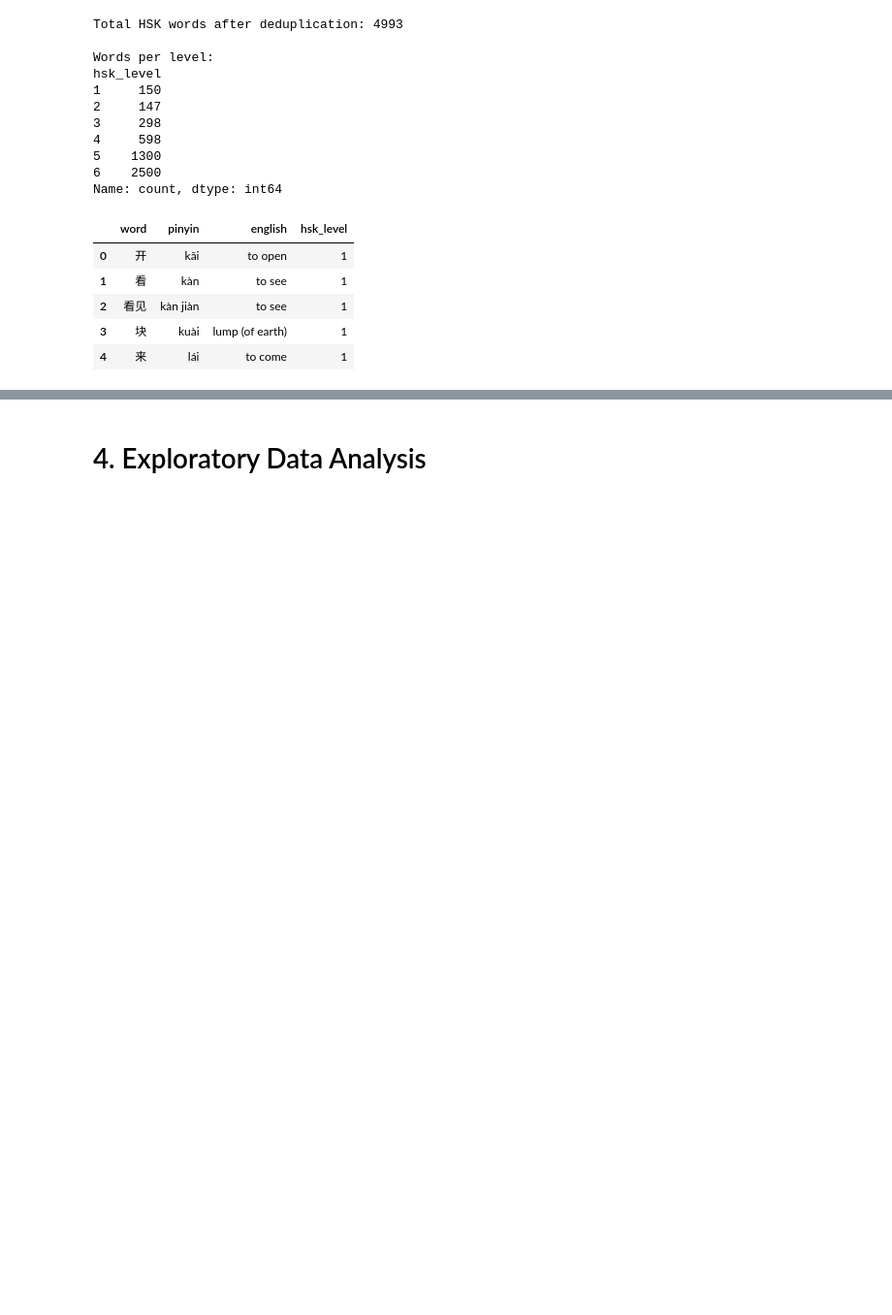
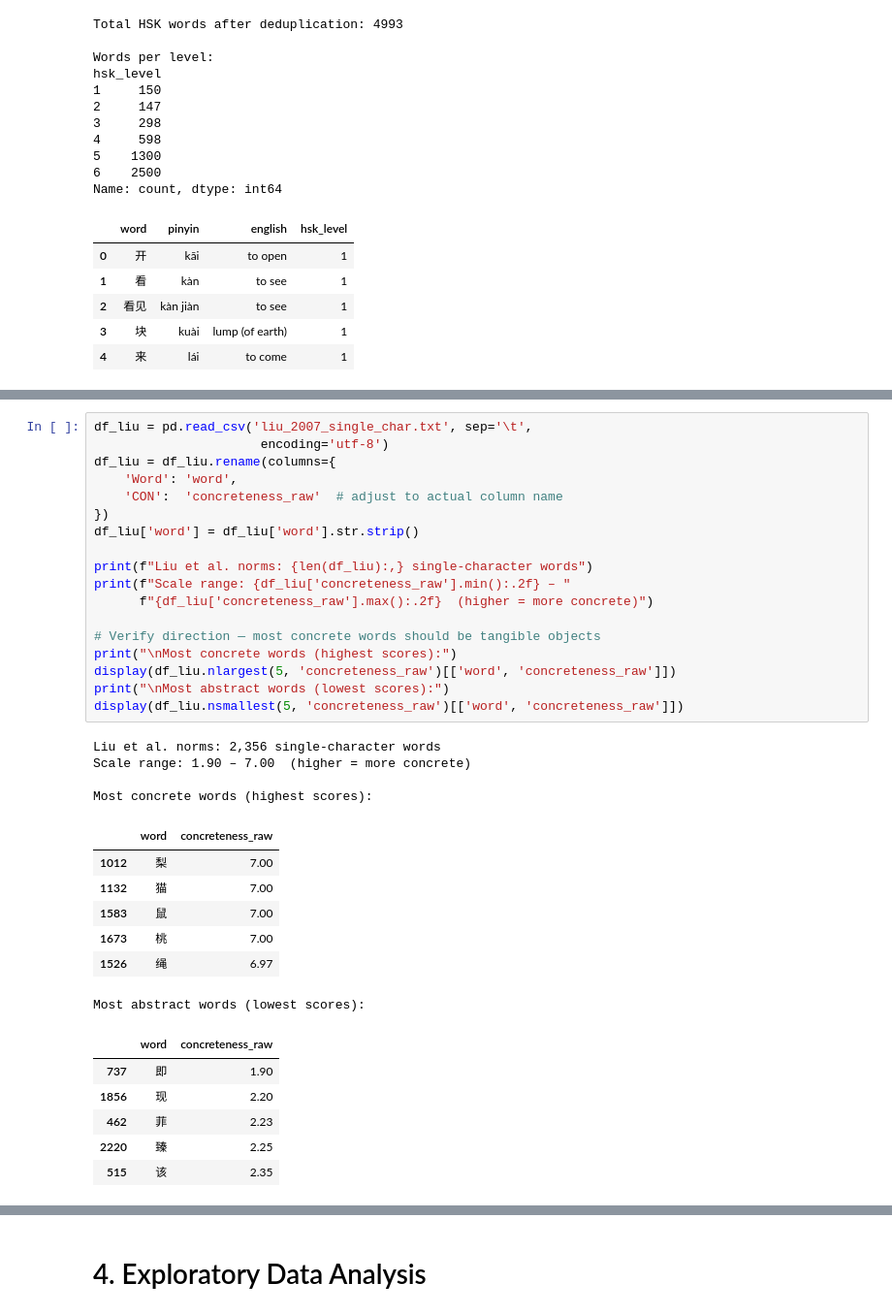
Before and after one commit to Slavena1/Softuni-Machine-Learning-Final-Project, a Jupyter notebook: SlavenaMachineLearningProject.ipynb, the cells around one changed output, grey strips where cells are left out. Shown at 97% size. Cells and saved outputs as stored; diff of their text form; blank space fills up the shorter version.

```diff
--- a/SlavenaMachineLearningProject.ipynb
+++ b/SlavenaMachineLearningProject.ipynb
@@ -299,0 +316,36 @@ Most abstract words after reversal (lowest scores):
+# %%
+df_liu = pd.read_csv('liu_2007_single_char.txt', sep='\t',
+                      encoding='utf-8')
+df_liu = df_liu.rename(columns={
+    'Word': 'word',
+    'CON':  'concreteness_raw'  # adjust to actual column name
+})
+df_liu['word'] = df_liu['word'].str.strip()
+
+print(f"Liu et al. norms: {len(df_liu):,} single-character words")
+print(f"Scale range: {df_liu['concreteness_raw'].min():.2f} – "
+      f"{df_liu['concreteness_raw'].max():.2f}  (higher = more concrete)")
+
+# Verify direction — most concrete words should be tangible objects
+print("\nMost concrete words (highest scores):")
+display(df_liu.nlargest(5, 'concreteness_raw')[['word', 'concreteness_raw']])
+print("\nMost abstract words (lowest scores):")
+display(df_liu.nsmallest(5, 'concreteness_raw')[['word', 'concreteness_raw']])
+# %% [output]
+Liu et al. norms: 2,356 single-character words
+Scale range: 1.90 – 7.00  (higher = more concrete)
+
+Most concrete words (highest scores):
+|  | word | concreteness_raw |
+| 1012 | 梨 | 7.00 |
+| 1132 | 猫 | 7.00 |
+| 1583 | 鼠 | 7.00 |
+| 1673 | 桃 | 7.00 |
+| 1526 | 绳 | 6.97 |
+Most abstract words (lowest scores):
+|  | word | concreteness_raw |
+| 737 | 即 | 1.90 |
+| 1856 | 现 | 2.20 |
+| 462 | 菲 | 2.23 |
+| 2220 | 臻 | 2.25 |
+| 515 | 该 | 2.35 |
```
Also changed, not shown: parts of 16 cells of this notebook, 1 other file.
